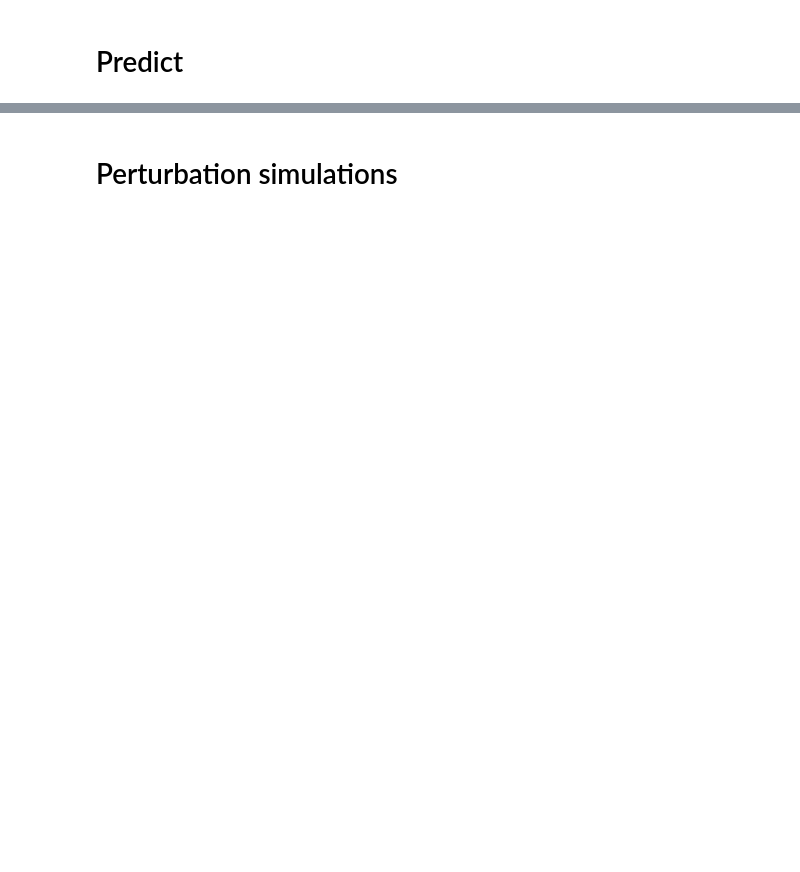
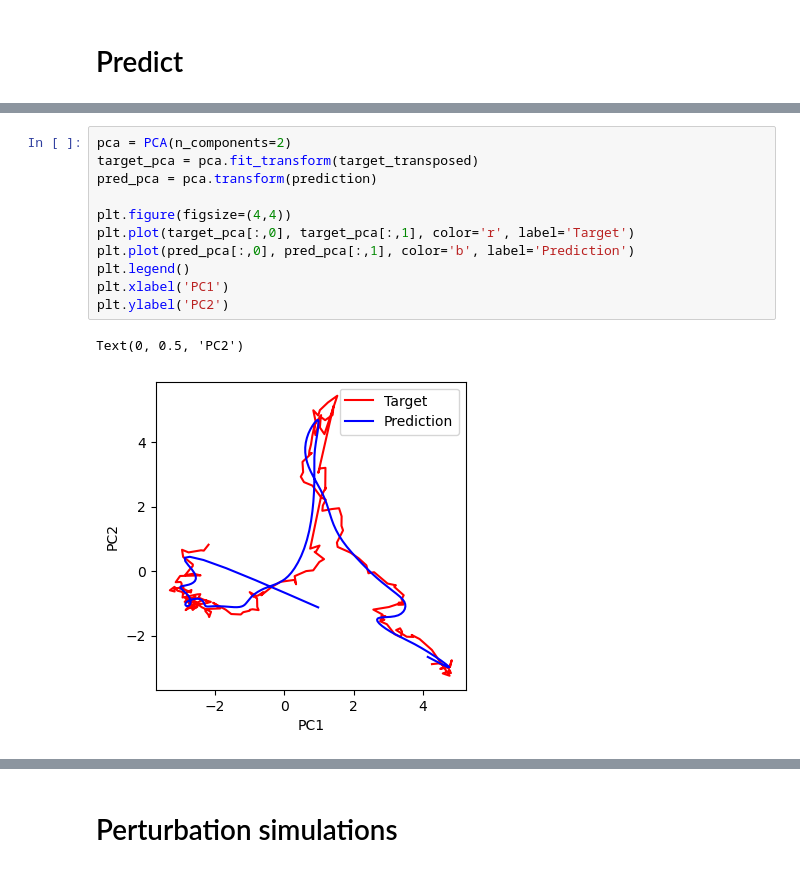
Before and after one commit to dmnburrows/multiscale_dev_dynamics, a Jupyter notebook: FORCE_model.ipynb, the cells around one changed output, grey strips where cells are left out. Drawn from its saved outputs; the diff is of its cells as text; blank space fills up the shorter version.

```diff
--- a/FORCE_model.ipynb
+++ b/FORCE_model.ipynb
@@ -261,0 +310,14 @@ Text(0, 0.5, 'PC2')
+# %%
+pca = PCA(n_components=2)
+target_pca = pca.fit_transform(target_transposed)
+pred_pca = pca.transform(prediction)
+
+plt.figure(figsize=(4,4))
+plt.plot(target_pca[:,0], target_pca[:,1], color='r', label='Target')
+plt.plot(pred_pca[:,0], pred_pca[:,1], color='b', label='Prediction')
+plt.legend()
+plt.xlabel('PC1')
+plt.ylabel('PC2')
+# %% [output]
+Text(0, 0.5, 'PC2')
+[figure, added]
```
Also changed, not shown: parts of 60 cells of this notebook, 1 other file.
